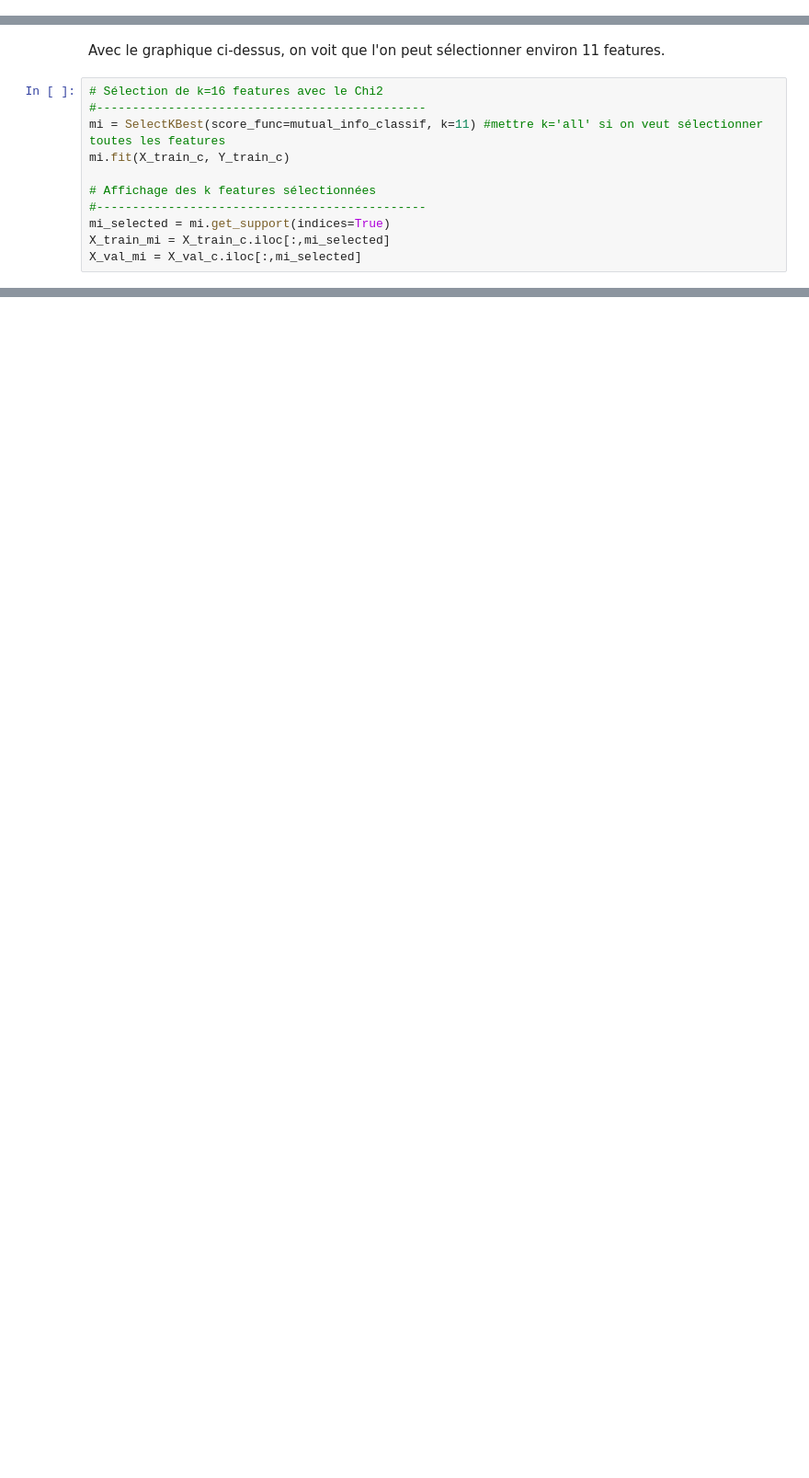
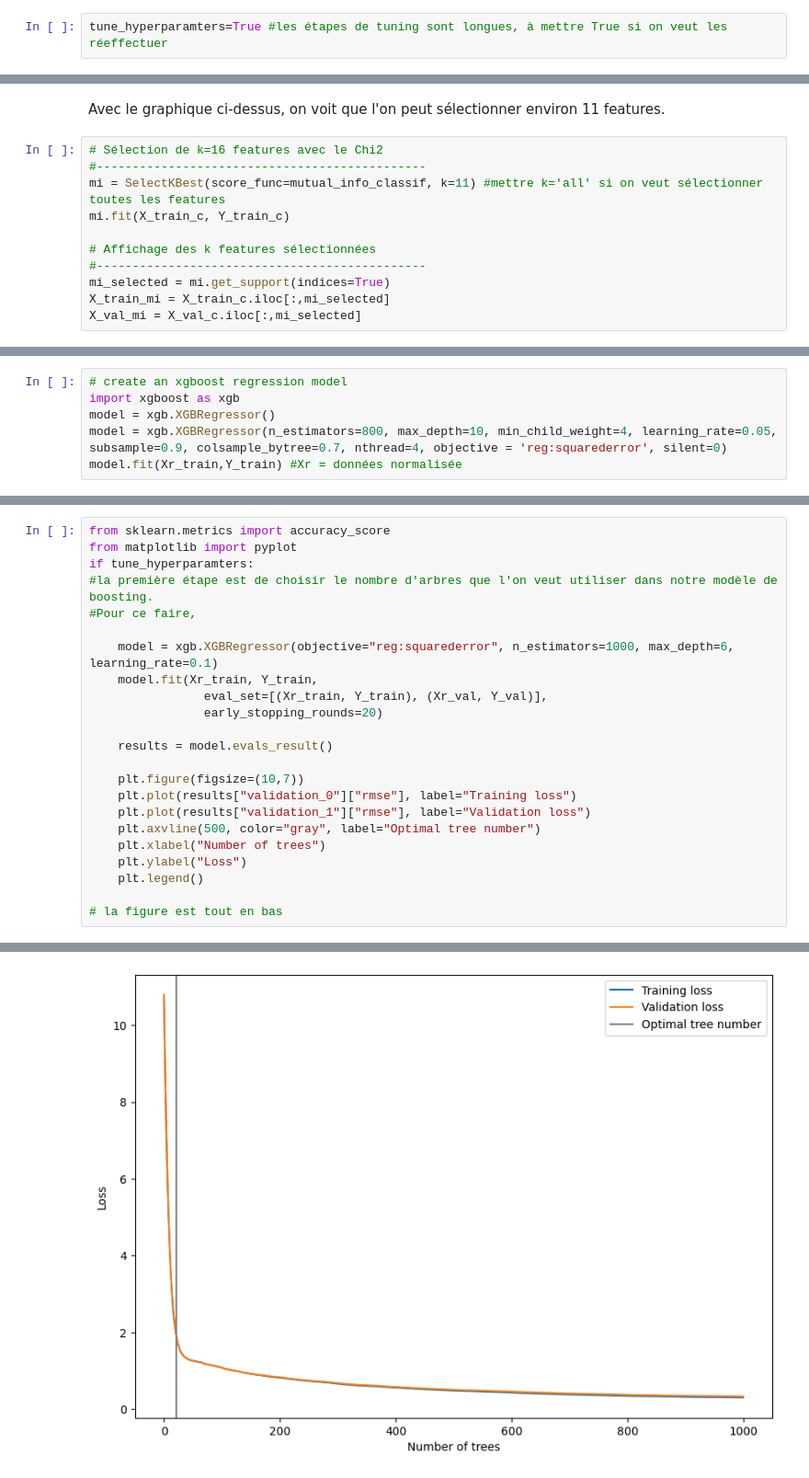
Before and after one commit to leacamusat/Defi-IA-bedbugs, a Jupyter notebook: Modeles.ipynb, the cells around one changed output, grey strips where cells are left out. Shown at 92% size. Cells and saved outputs as stored; diff of their text form; blank space fills up the shorter version.

```diff
--- a/Modeles.ipynb
+++ b/Modeles.ipynb
@@ -37,5 +39,7 @@ from sklearn.tree import DecisionTreeRegressor
 # %%
 descriptive_analysis=True
+# %%
+tune_hyperparamters=True #les étapes de tuning sont longues, à mettre True si on veut les réeffectuer
 # %% [markdown]
 ### Récupération & mise en forme des datasets
 # %%
@@ -633,0 +823,6 @@ NameError: name 'test_score' is not defined
+# %%
+# create an xgboost regression model
+import xgboost as xgb
+model = xgb.XGBRegressor()
+model = xgb.XGBRegressor(n_estimators=800, max_depth=10, min_child_weight=4, learning_rate=0.05, subsample=0.9, colsample_bytree=0.7, nthread=4, objective = 'reg:squarederror', silent=0)
+model.fit(Xr_train,Y_train) #Xr = données normalisée
@@ -633,0 +889,24 @@ NameError: name 'test_score' is not defined
+# %%
+from sklearn.metrics import accuracy_score
+from matplotlib import pyplot
+if tune_hyperparamters:
+#la première étape est de choisir le nombre d'arbres que l'on veut utiliser dans notre modèle de boosting.
+#Pour ce faire,
+
+    model = xgb.XGBRegressor(objective="reg:squarederror", n_estimators=1000, max_depth=6, learning_rate=0.1)
+    model.fit(Xr_train, Y_train,
+                eval_set=[(Xr_train, Y_train), (Xr_val, Y_val)],
+                early_stopping_rounds=20)
+
+    results = model.evals_result()
+
+    plt.figure(figsize=(10,7))
+    plt.plot(results["validation_0"]["rmse"], label="Training loss")
+    plt.plot(results["validation_1"]["rmse"], label="Validation loss")
+    plt.axvline(500, color="gray", label="Optimal tree number")
+    plt.xlabel("Number of trees")
+    plt.ylabel("Loss")
+    plt.legend()
+
+# la figure est tout en bas
+# %% [output]
@@ -633,0 +930 @@ NameError: name 'test_score' is not defined
+[figure, added]
```
Also changed, not shown: parts of 50 cells of this notebook.
